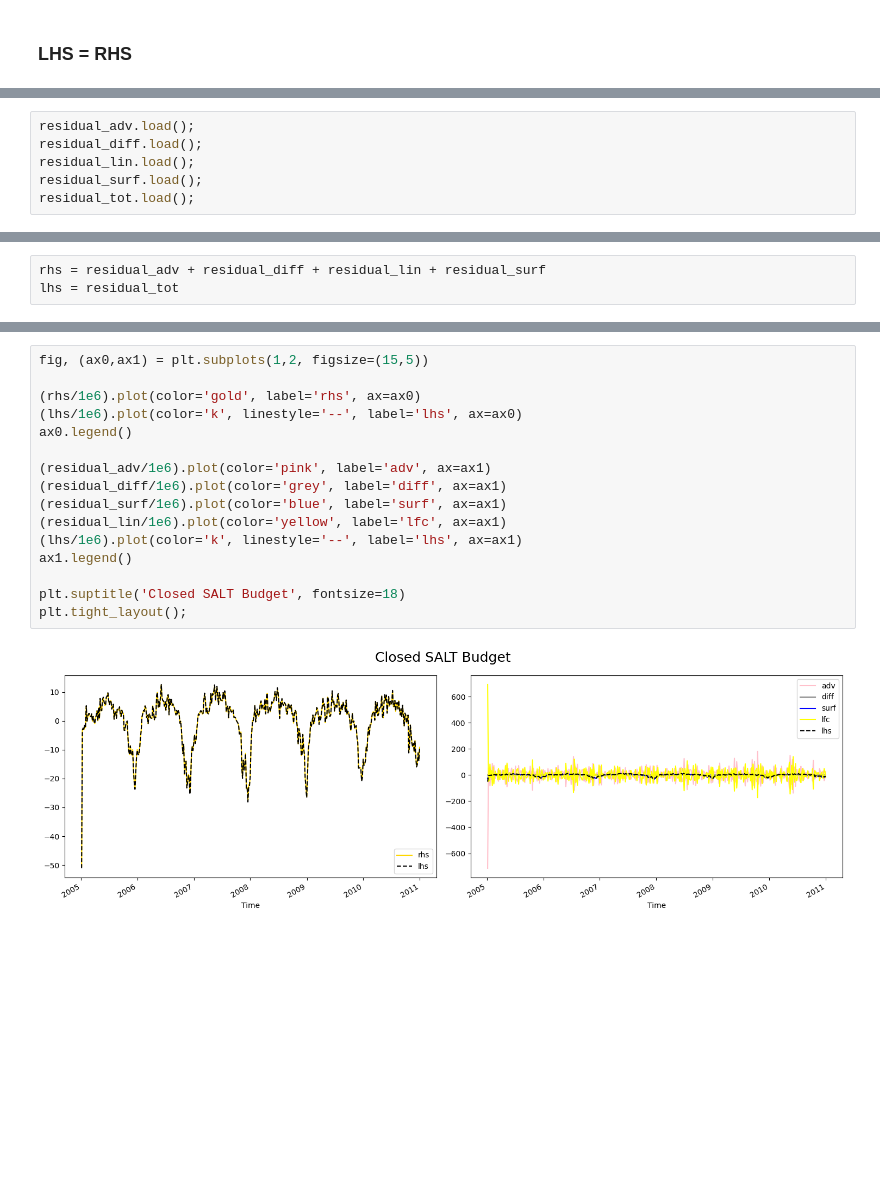
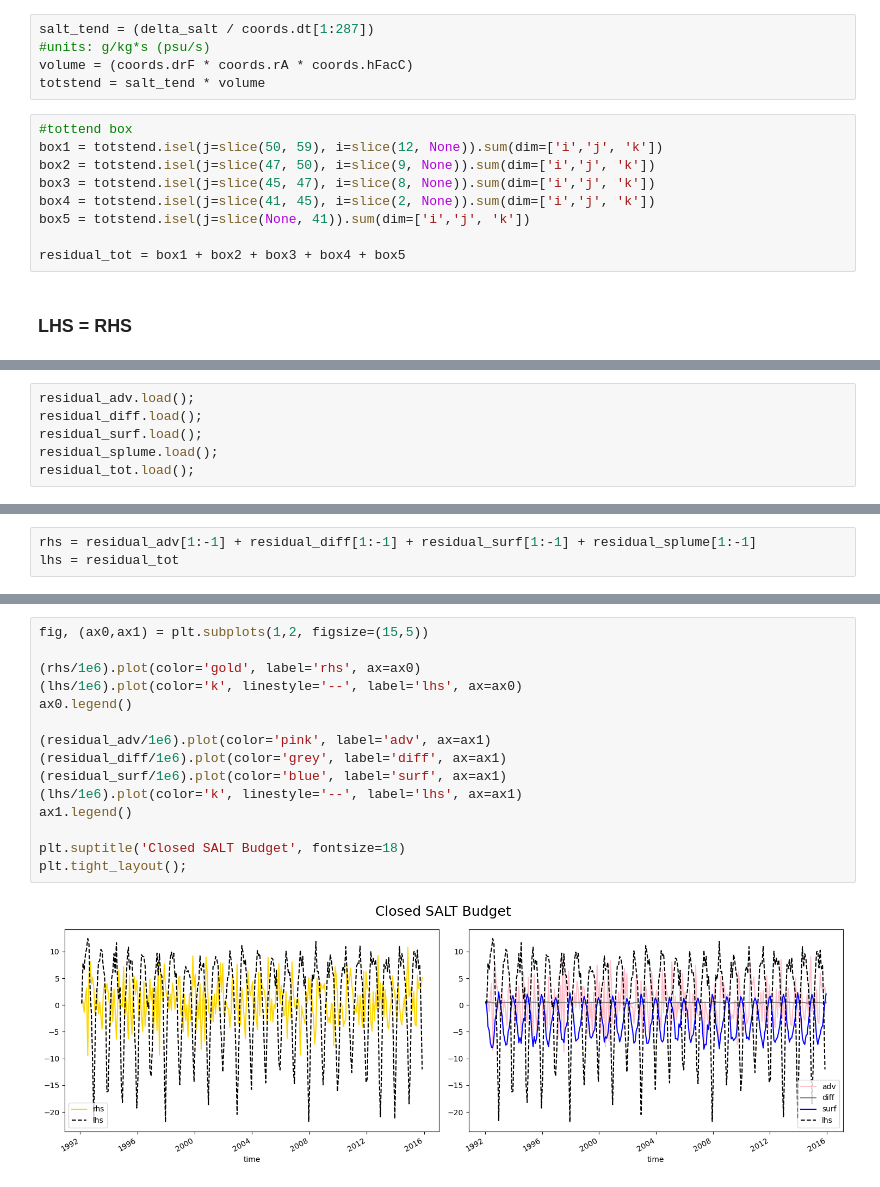
Before and after one commit to shanicetbailey/chapter1, a Jupyter notebook: ECCO-budgets/2_heat_salt_budget.ipynb, the cells around one changed output, grey strips where cells are left out. Cells and saved outputs as stored; diff of their text form; blank space fills up the shorter version.

Commit message:
closed vol and heat budget, need to close salt budget

```diff
--- a/ECCO-budgets/2_heat_salt_budget.ipynb
+++ b/ECCO-budgets/2_heat_salt_budget.ipynb
@@ -417,3 +478,17 @@ residual_tot = box1 + box2 + box3 + box4
+# %%
+salt_tend = (delta_salt / coords.dt[1:287])
+#units: g/kg*s (psu/s)
+volume = (coords.drF * coords.rA * coords.hFacC)
+totstend = salt_tend * volume
+# %%
+#tottend box
+box1 = totstend.isel(j=slice(50, 59), i=slice(12, None)).sum(dim=['i','j', 'k'])
+box2 = totstend.isel(j=slice(47, 50), i=slice(9, None)).sum(dim=['i','j', 'k'])
+box3 = totstend.isel(j=slice(45, 47), i=slice(8, None)).sum(dim=['i','j', 'k'])
+box4 = totstend.isel(j=slice(41, 45), i=slice(2, None)).sum(dim=['i','j', 'k'])
+box5 = totstend.isel(j=slice(None, 41)).sum(dim=['i','j', 'k'])
+
+residual_tot = box1 + box2 + box3 + box4 + box5
 # %% [markdown]
 ### LHS = RHS
 # %%
@@ -430,6 +505,6 @@ Dashboard: /services/dask-gateway/clusters/prod.c95664fcf69d4a73a8a6170fb4e88ed2
 # %%
 residual_adv.load();
 residual_diff.load();
-residual_lin.load();
 residual_surf.load();
+residual_splume.load();
 residual_tot.load();
@@ -436,5 +538,5 @@ residual_tot.load();
 # %%
-rhs = residual_adv + residual_diff + residual_lin + residual_surf
+rhs = residual_adv[1:-1] + residual_diff[1:-1] + residual_surf[1:-1] + residual_splume[1:-1]
 lhs = residual_tot
 # %%
 ((rhs-lhs).mean('time')/1e6).values
@@ -443,18 +545,17 @@ array(-0.00016708)
 # %%
 fig, (ax0,ax1) = plt.subplots(1,2, figsize=(15,5))
 
 (rhs/1e6).plot(color='gold', label='rhs', ax=ax0)
 (lhs/1e6).plot(color='k', linestyle='--', label='lhs', ax=ax0)
 ax0.legend()
 
 (residual_adv/1e6).plot(color='pink', label='adv', ax=ax1)
 (residual_diff/1e6).plot(color='grey', label='diff', ax=ax1)
 (residual_surf/1e6).plot(color='blue', label='surf', ax=ax1)
-(residual_lin/1e6).plot(color='yellow', label='lfc', ax=ax1)
 (lhs/1e6).plot(color='k', linestyle='--', label='lhs', ax=ax1)
 ax1.legend()
 
 plt.suptitle('Closed SALT Budget', fontsize=18)
 plt.tight_layout();
 # %% [output]
-[figure, old version]
+[figure, new version]
```
Also changed, not shown: parts of 52 cells of this notebook.
